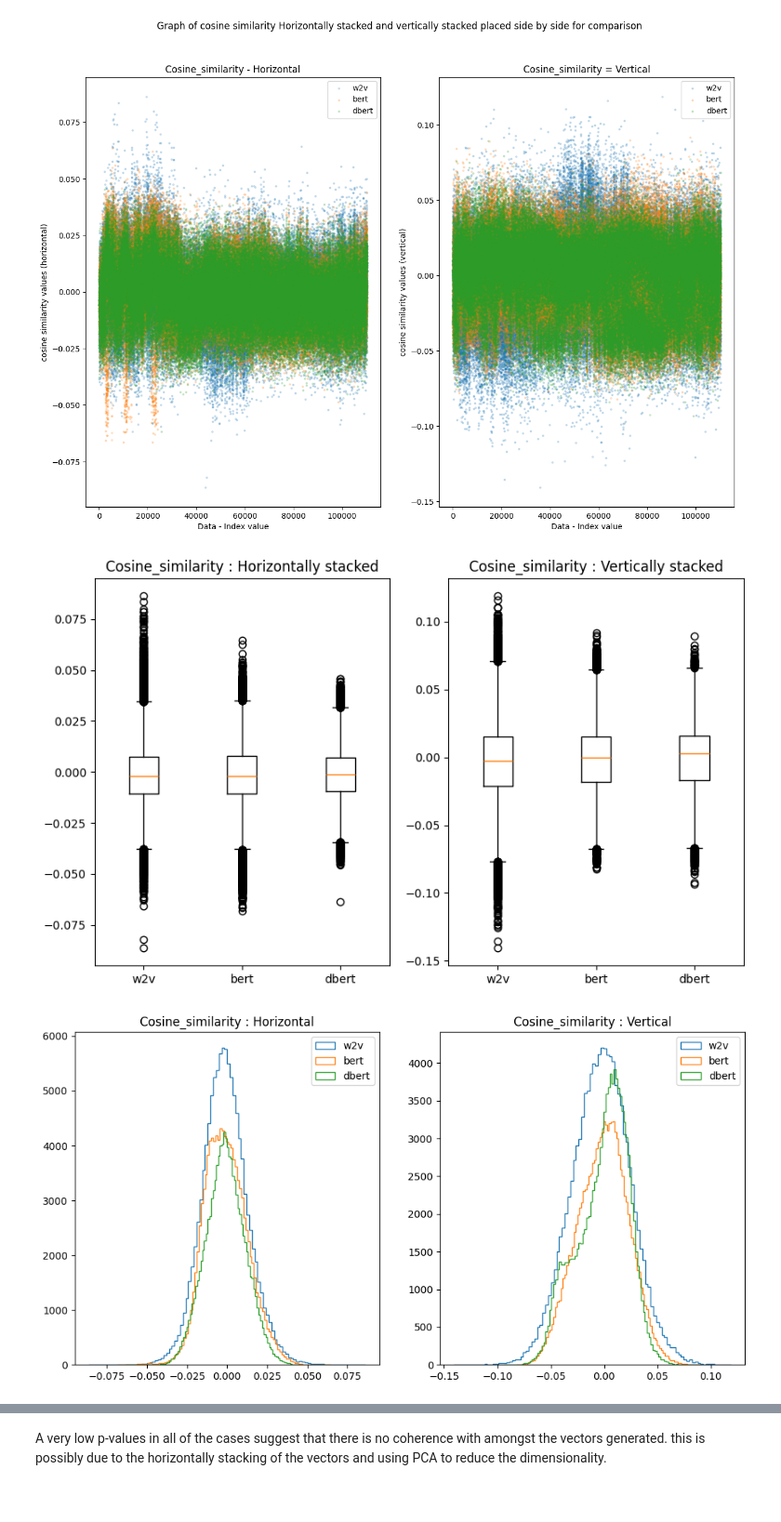
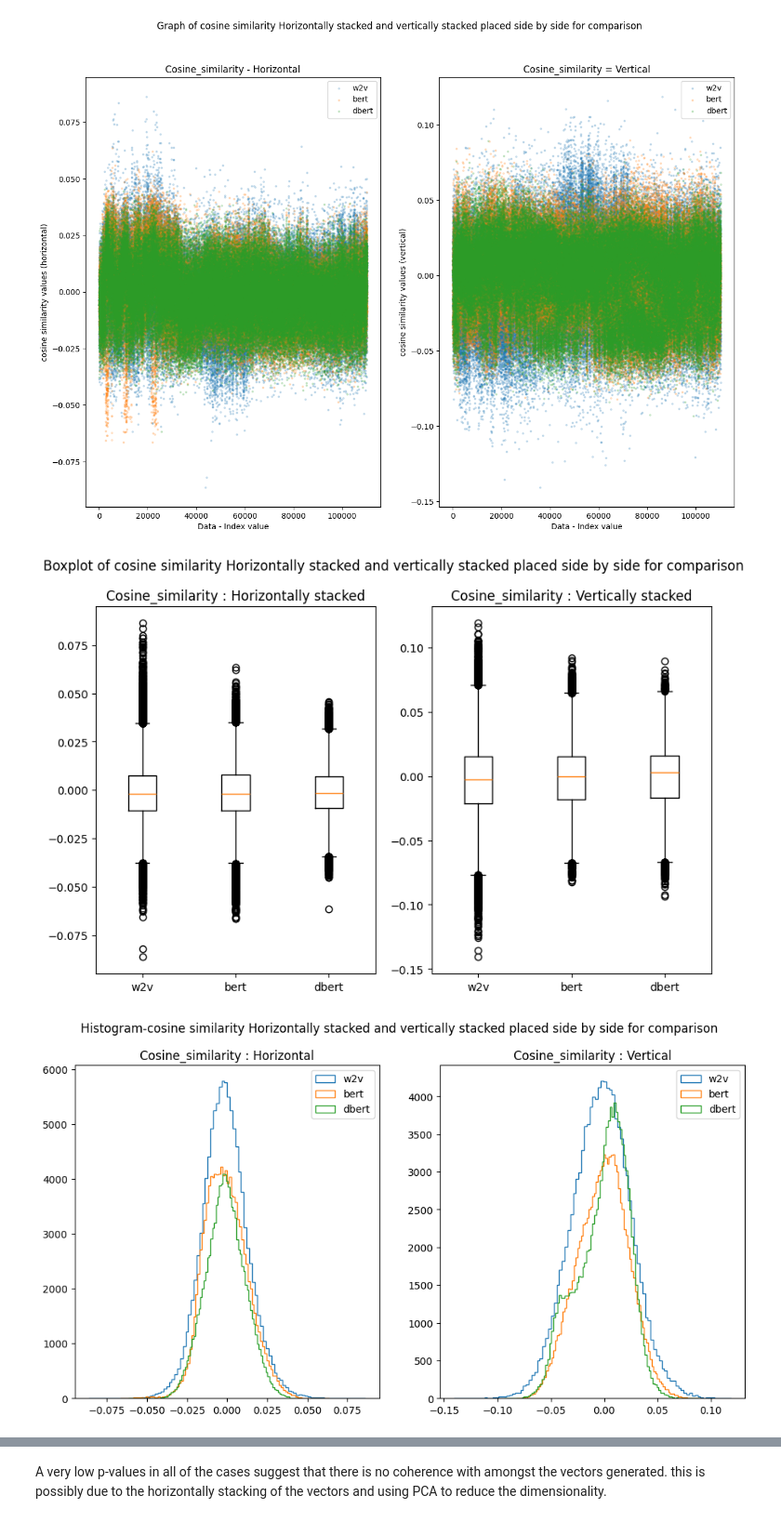
Before and after one commit to rathishsekhar/Opportunity_Application_Ranker, a Jupyter notebook: notebooks/05_model_evaluation/05_model_evaluation.ipynb, the cells around one changed output, grey strips where cells are left out. Shown at 93% size. Cells and saved outputs as stored; diff of their text form; code cells hidden in the pictures.

```diff
--- a/notebooks/05_model_evaluation/05_model_evaluation.ipynb
+++ b/notebooks/05_model_evaluation/05_model_evaluation.ipynb
@@ -151,30 +151,34 @@ axis[1].boxplot([cosine_sim_data_vstack['row_similarity_w2v'], cosine_sim_data_v
                 positions = [1,2,3], labels = ['w2v', 'bert', 'dbert'])
 axis[1].set_title("Cosine_similarity : Vertically stacked")
 
+fig.suptitle("Boxplot of cosine similarity Horizontally stacked and vertically stacked placed side by side for comparison")
+save_plot(filename="boxplot_cosine_similarity_handvstack", foldername="model_evaluation")
 pt.show()
 # %% [output]
-[figure, old version]
+[figure, new version]
 # %%
 # Plotting horizontal cosine_similarities - histogram
 
 fig, axis = pt.subplots(nrows=1, ncols=2, figsize=(12, 6))
 
 for u_id in ['w2v', 'bert', 'dbert']:
     axis[0].hist(cosine_sim_data_hstack['row_similarity_' + u_id], bins=100, histtype="step", label = u_id)
 
 axis[0].set_title("Cosine_similarity : Horizontal")
 axis[0].legend()
 
 
 for u_id in ['w2v', 'bert', 'dbert']:
     axis[1].hist(cosine_sim_data_vstack['row_similarity_' + u_id], bins=100, histtype="step", label = u_id)
 
 axis[1].set_title("Cosine_similarity : Vertical")
 axis[1].legend()
 
+fig.suptitle("Histogram-cosine similarity Horizontally stacked and vertically stacked placed side by side for comparison")
+save_plot(filename="histogram_cosine_similarity_handvstack", foldername="model_evaluation")
 pt.show()
 # %% [output]
-[figure, old version]
+[figure, new version]
 # %%
 # Conducting t-test to check the closeness of the means
 
```
Also changed, not shown: parts of 2 cells of this notebook, 1 other file.
